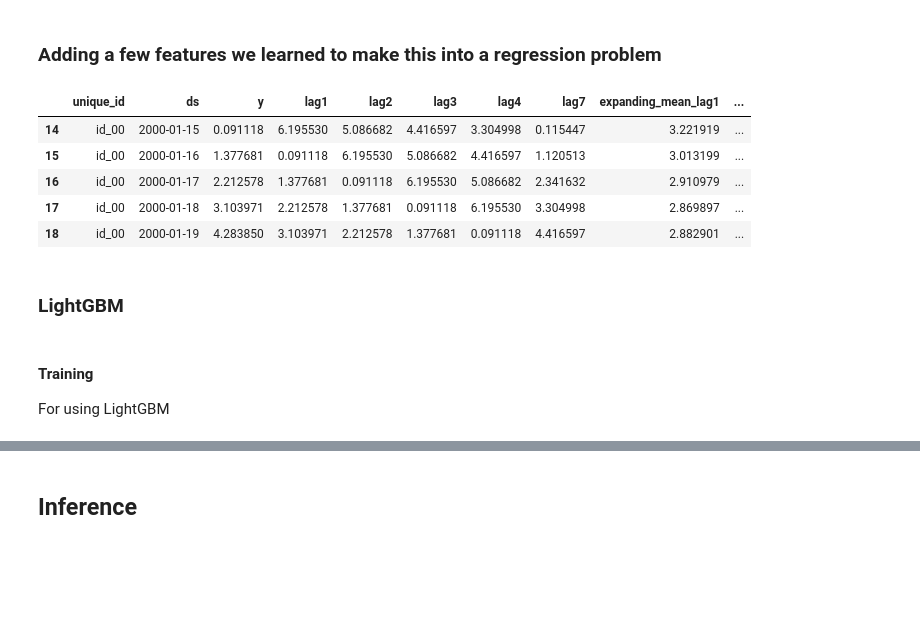
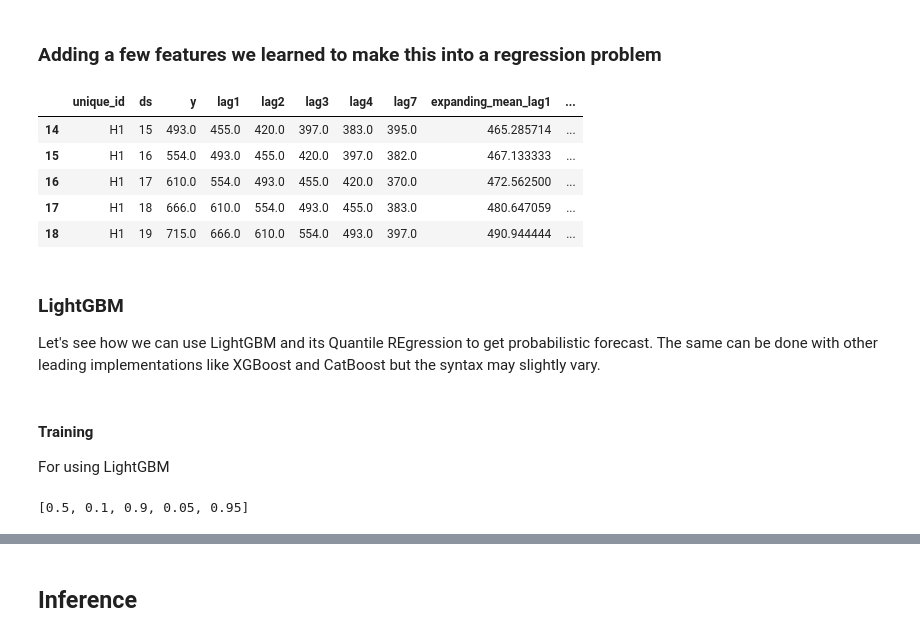
Before and after one commit to PacktPublishing/Modern-Time-Series-Forecasting-with-Python-2E, a Jupyter notebook: notebooks/Chapter17/04-LightGBM_Prediction_Interval_Quantile_Loss.ipynb, the cells around one changed output, grey strips where cells are left out. Drawn from its saved outputs; the diff is of its cells as text; code cells hidden in the pictures; blank space fills up the shorter version.

```diff
--- a/notebooks/Chapter17/04-LightGBM_Prediction_Interval_Quantile_Loss.ipynb
+++ b/notebooks/Chapter17/04-LightGBM_Prediction_Interval_Quantile_Loss.ipynb
@@ -14,0 +28,7 @@ data = generate_daily_series(50,min_length=50, max_length=500, seed=42)
+# %%
+from src.utils.general import download_m4_data
+import os
+if not os.path.exists('data/m4/M4-Hourly.csv'):
+    download_m4_data()
+Y_train_df = pd.read_csv('data/m4/M4-Hourly.csv')
+Y_test_df = pd.read_csv('data/m4/M4-Hourly-test.csv')#.rename(columns={'y': 'y_test'})
@@ -14,0 +37,6 @@ data = generate_daily_series(50,min_length=50, max_length=500, seed=42)
+# %%
+# Taking first n_series time series from the dataset
+n_series = 8
+uids = Y_train_df['unique_id'].unique()[:n_series]
+Y_train_df = Y_train_df.query('unique_id in @uids')
+Y_test_df = Y_test_df.query('unique_id in @uids')
@@ -17,25 +55,28 @@ data = generate_daily_series(50,min_length=50, max_length=500, seed=42)
+# %%
+data = pd.concat([Y_train_df, Y_test_df], ignore_index=True)
 # %%
-from mlforecast.lag_transforms import RollingMean, ExpandingMean, Offset
 fcst = MLForecast(
     models=[],
-    freq='D',
+    freq=24,
     lags=[1,2,3,4, 7], # Defining the Lags we need to create
     # Defining some transformations we need to do to the lags (offsets)
     lag_transforms={
         1: [ExpandingMean(), RollingMean(window_size=7, min_samples=1), RollingMean(window_size=14)],
     },
 )
 data = fcst.preprocess(data)
 data.head()
 # %% [output]
 |  | unique_id | ds | y | lag1 | lag2 | lag3 | lag4 | lag7 | expanding_mean_lag1 | ... |
-| 14 | id_00 | 2000-01-15 | 0.091118 | 6.195530 | 5.086682 | 4.416597 | 3.304998 | 0.115447 | 3.221919 | ... |
-| 15 | id_00 | 2000-01-16 | 1.377681 | 0.091118 | 6.195530 | 5.086682 | 4.416597 | 1.120513 | 3.013199 | ... |
-| 16 | id_00 | 2000-01-17 | 2.212578 | 1.377681 | 0.091118 | 6.195530 | 5.086682 | 2.341632 | 2.910979 | ... |
-| 17 | id_00 | 2000-01-18 | 3.103971 | 2.212578 | 1.377681 | 0.091118 | 6.195530 | 3.304998 | 2.869897 | ... |
-| 18 | id_00 | 2000-01-19 | 4.283850 | 3.103971 | 2.212578 | 1.377681 | 0.091118 | 4.416597 | 2.882901 | ... |
+| 14 | H1 | 15 | 493.0 | 455.0 | 420.0 | 397.0 | 383.0 | 395.0 | 465.285714 | ... |
+| 15 | H1 | 16 | 554.0 | 493.0 | 455.0 | 420.0 | 397.0 | 382.0 | 467.133333 | ... |
+| 16 | H1 | 17 | 610.0 | 554.0 | 493.0 | 455.0 | 420.0 | 370.0 | 472.562500 | ... |
+| 17 | H1 | 18 | 666.0 | 610.0 | 554.0 | 493.0 | 455.0 | 383.0 | 480.647059 | ... |
+| 18 | H1 | 19 | 715.0 | 666.0 | 610.0 | 554.0 | 493.0 | 397.0 | 490.944444 | ... |
-# %% [markdown]
-### LightGBM
+# %% [markdown]
+### LightGBM
+
+Let's see how we can use LightGBM and its Quantile REgression to get probabilistic forecast. The same can be done with other leading implementations like XGBoost and CatBoost but the syntax may slightly vary.
 # %%
 import lightgbm as lgb
 from lightgbm import LGBMRegressor
@@ -67,8 +106,14 @@ params = {
     'n_estimators': 100,
     'boosting_type': 'gbdt'
 }
+
+levels = [80, 90]
+# converting levels to quantiles
 # For 90% Confidence - 0.1 for lower, 0.5 for median, and 0.9 for upper
-quantiles = [.1, .5, .9]
+quantiles = [0.5] + sum([level_to_quantiles(l) for l in levels], [])
+quantiles
+# %% [output]
+[0.5, 0.1, 0.9, 0.05, 0.95]
 # %%
 # Training a model each for the quantiles
 quantile_models = {}
```
Also changed, not shown: parts of 25 cells of this notebook, 14 other files.
